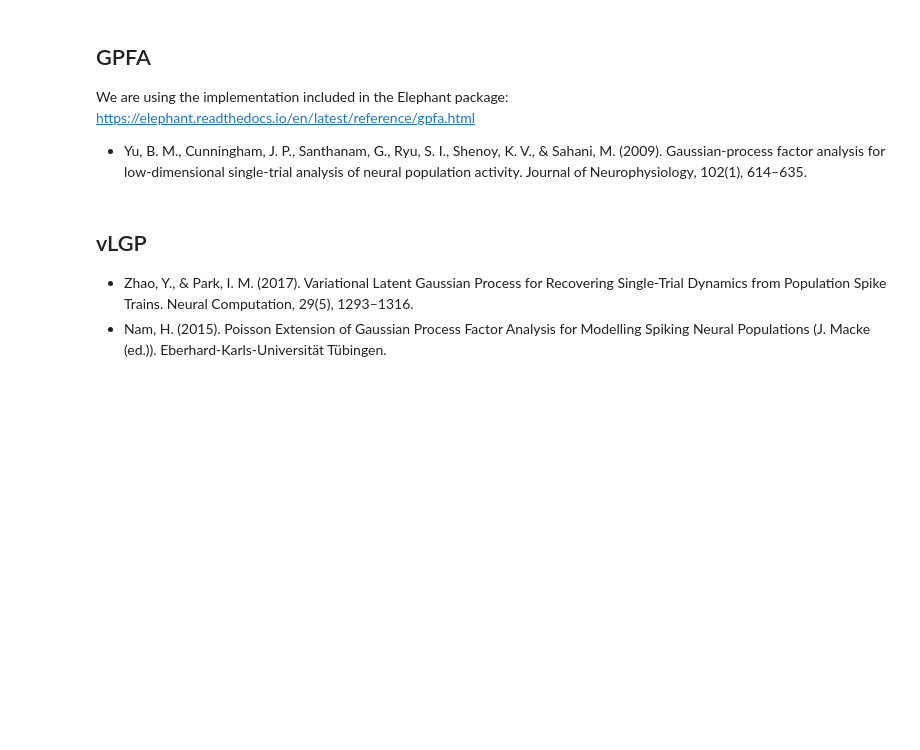
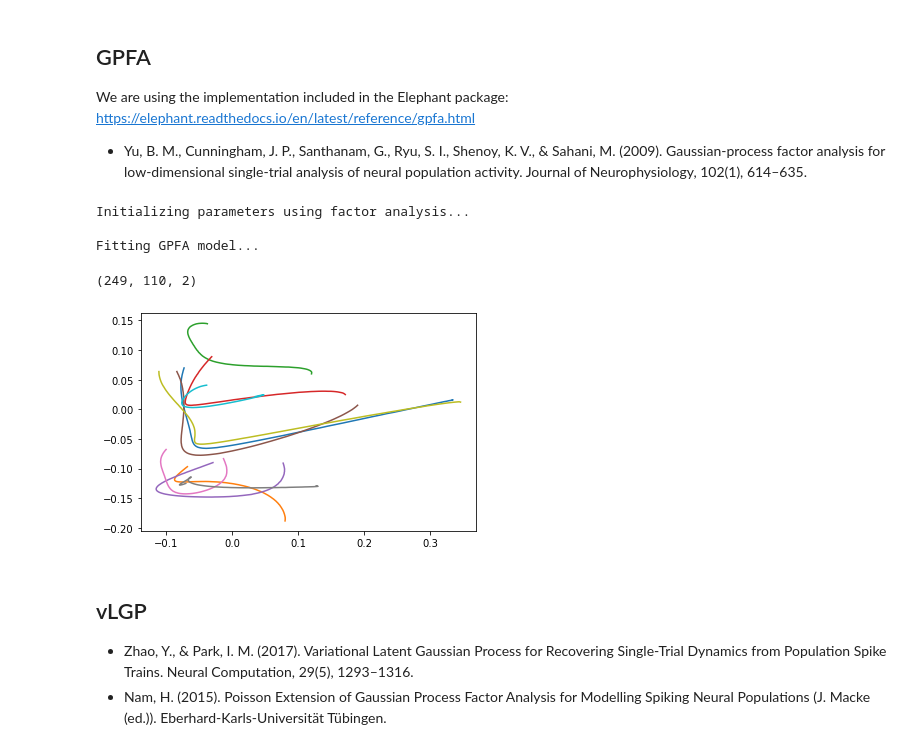
Before and after one commit to catniplab/latent_dynamics_workshop, a Jupyter notebook: 01_latent_neural_states.ipynb, the cells around one changed output. Saved outputs shown, nothing was run; the diff lists cells and outputs as text; code cells hidden in the pictures; blank space fills up the shorter version.

Commit message:
change nlatents=2 for all, gpfa return nonorthonormalized latents and covariance over time

```diff
--- a/01_latent_neural_states.ipynb
+++ b/01_latent_neural_states.ipynb
@@ -135,16 +151,25 @@ def array_to_spiketrains(array, bin_size):
 Y_st_train = array_to_spiketrains(y, dt*pq.s)
 # %%
 # ---- Run GPFA ---- #
-nLatents = 3
+nLatents = 2
 gpfa = GPFA(bin_size=(dt * pq.s), x_dim=nLatents)
-gpfa_val_result = gpfa.fit_transform(Y_st_train)
+gpfa_val_result = gpfa.fit_transform(Y_st_train, returned_data=['latent_variable', 'VsmGP'])
 
 length_scales = gpfa.params_estimated['gamma']
+# %% [output]
+Initializing parameters using factor analysis...
+
+Fitting GPFA model...
 # %%
 X_hat_GPFA = rearrange(np.stack(gpfa_val_result, 0), 'trials lat time -> trials time lat')
+print(X_hat_GPFA.shape)
+# %% [output]
+(249, 110, 2)
 # %%
 for k in range(10):
-    plt.plot(X_hat_GPFA[k,:,1], X_hat_GPFA[k,:,2])
+    plt.plot(X_hat_GPFA[k,:,0], X_hat_GPFA[k,:,1])
+# %% [output]
+[figure, added]
 # %% [markdown]
 ## vLGP
 
```
Also changed, not shown: parts of 10 cells of this notebook.
